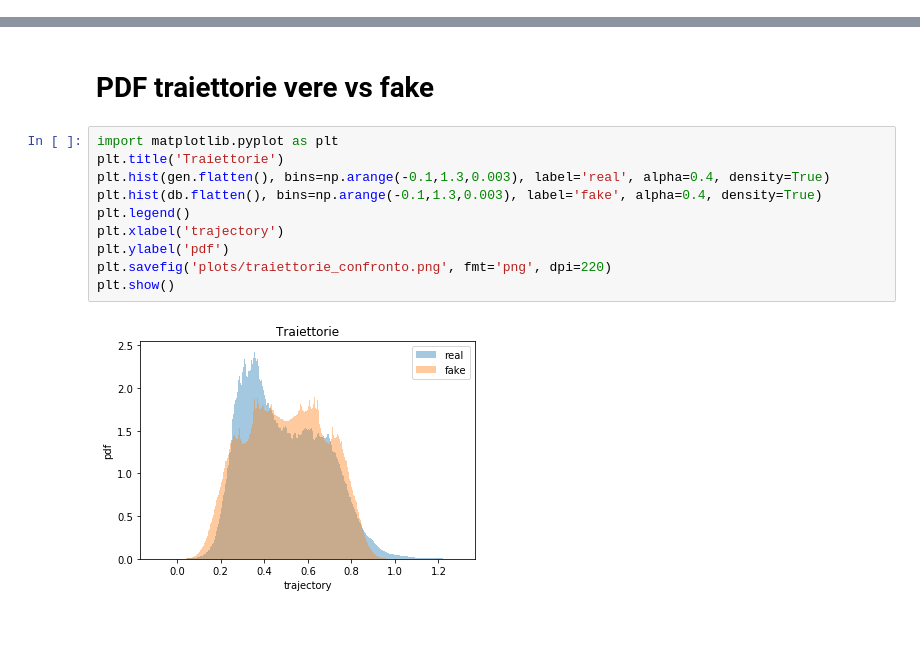
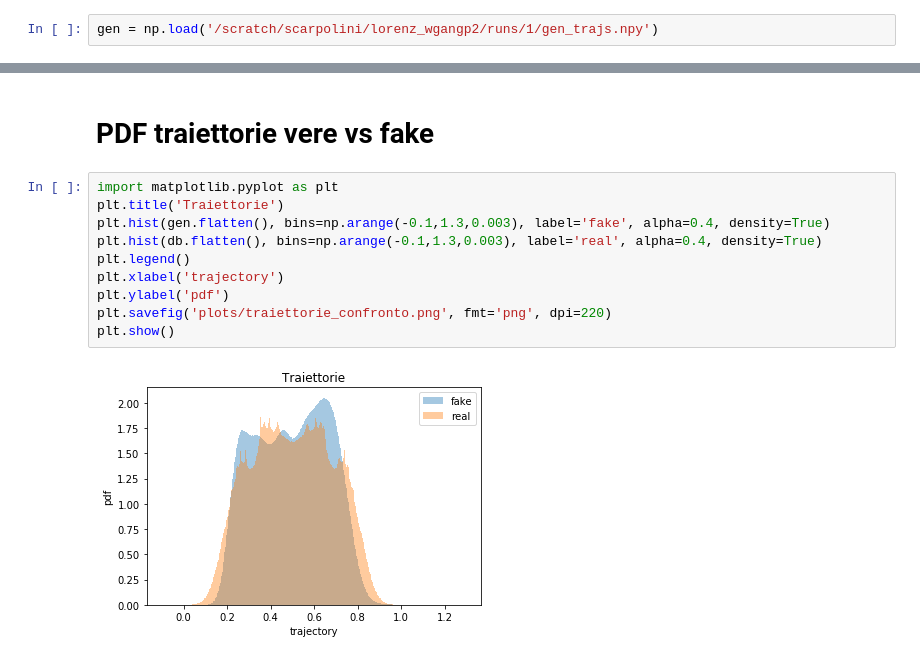
Before and after one commit to scarpma/lorenz, a Jupyter notebook: gradients.ipynb, the cells around one changed output, grey strips where cells are left out. Cells and saved outputs as stored; diff of their text form; blank space fills up the shorter version.

```diff
--- a/gradients.ipynb
+++ b/gradients.ipynb
@@ -77,3 +76,5 @@ first_validation: 45000
+# %%
+gen = np.load('/scratch/scarpolini/lorenz_wgangp2/runs/1/gen_trajs.npy')
 # %%
 g = np.gradient(db,axis=1)
 gg = np.gradient(g,axis=1)
@@ -121,12 +129,12 @@ plt.show()
 # %%
 import matplotlib.pyplot as plt
 plt.title('Traiettorie')
-plt.hist(gen.flatten(), bins=np.arange(-0.1,1.3,0.003), label='real', alpha=0.4, density=True)
-plt.hist(db.flatten(), bins=np.arange(-0.1,1.3,0.003), label='fake', alpha=0.4, density=True)
+plt.hist(gen.flatten(), bins=np.arange(-0.1,1.3,0.003), label='fake', alpha=0.4, density=True)
+plt.hist(db.flatten(), bins=np.arange(-0.1,1.3,0.003), label='real', alpha=0.4, density=True)
 plt.legend()
 plt.xlabel('trajectory')
 plt.ylabel('pdf')
 plt.savefig('plots/traiettorie_confronto.png', fmt='png', dpi=220)
 plt.show()
 # %% [output]
-[figure, old version]
+[figure, new version]
```
Also changed, not shown: parts of 3 cells of this notebook, 21 other files.
